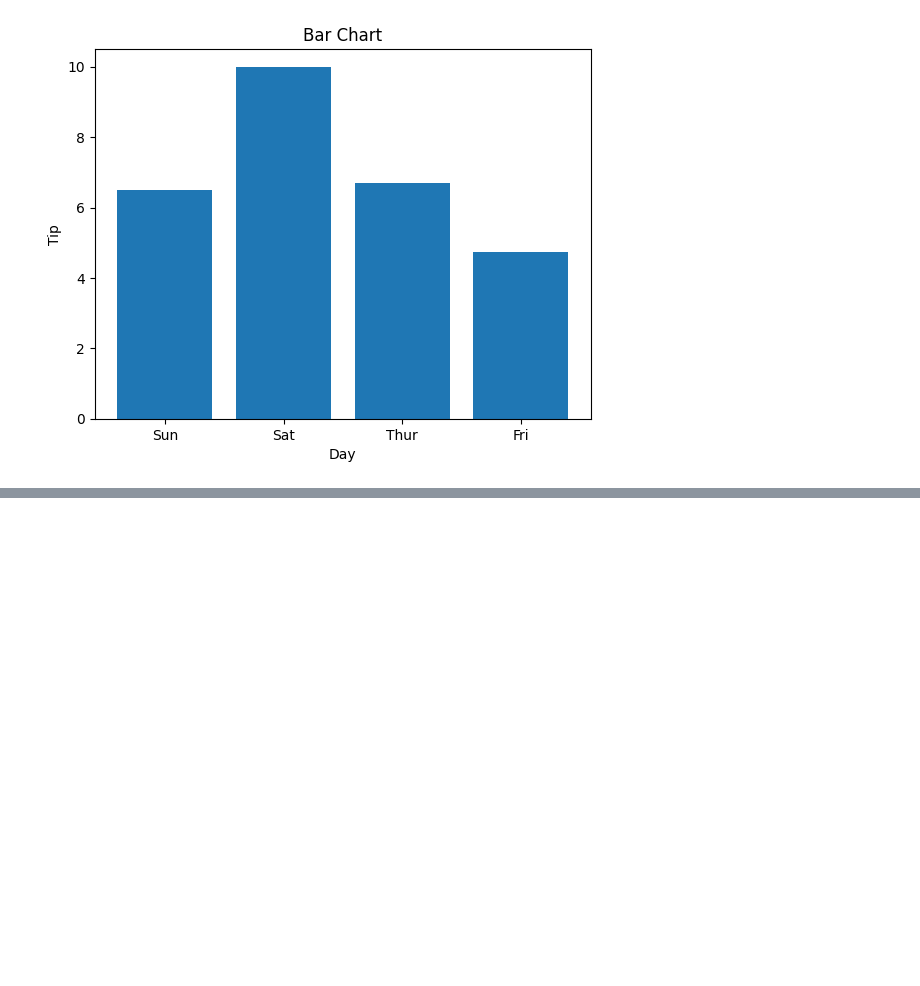
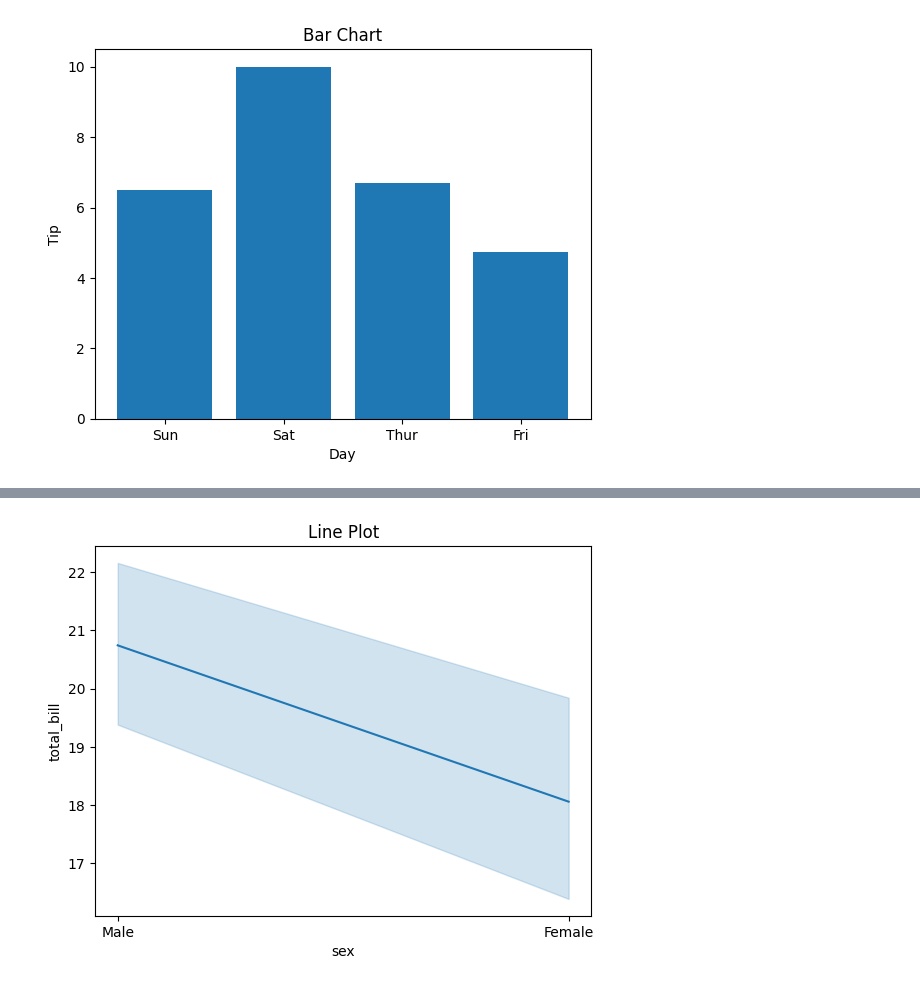
Before and after one commit to vikasgrg/Analytics, a Jupyter notebook: vgarg.ipynb, the cells around one changed output, grey strips where cells are left out. Drawn from its saved outputs; the diff is of its cells as text; code cells hidden in the pictures; blank space fills up the shorter version.

```diff
--- a/vgarg.ipynb
+++ b/vgarg.ipynb
@@ -30,0 +39,6 @@ plt.show()
+# %%
+sns.lineplot(x='sex', y= 'total_bill', data=data)
+plt.title("Line Plot")
+plt.show()
+# %% [output]
+[figure, added]
```
Also changed, not shown: parts of 4 cells of this notebook.
